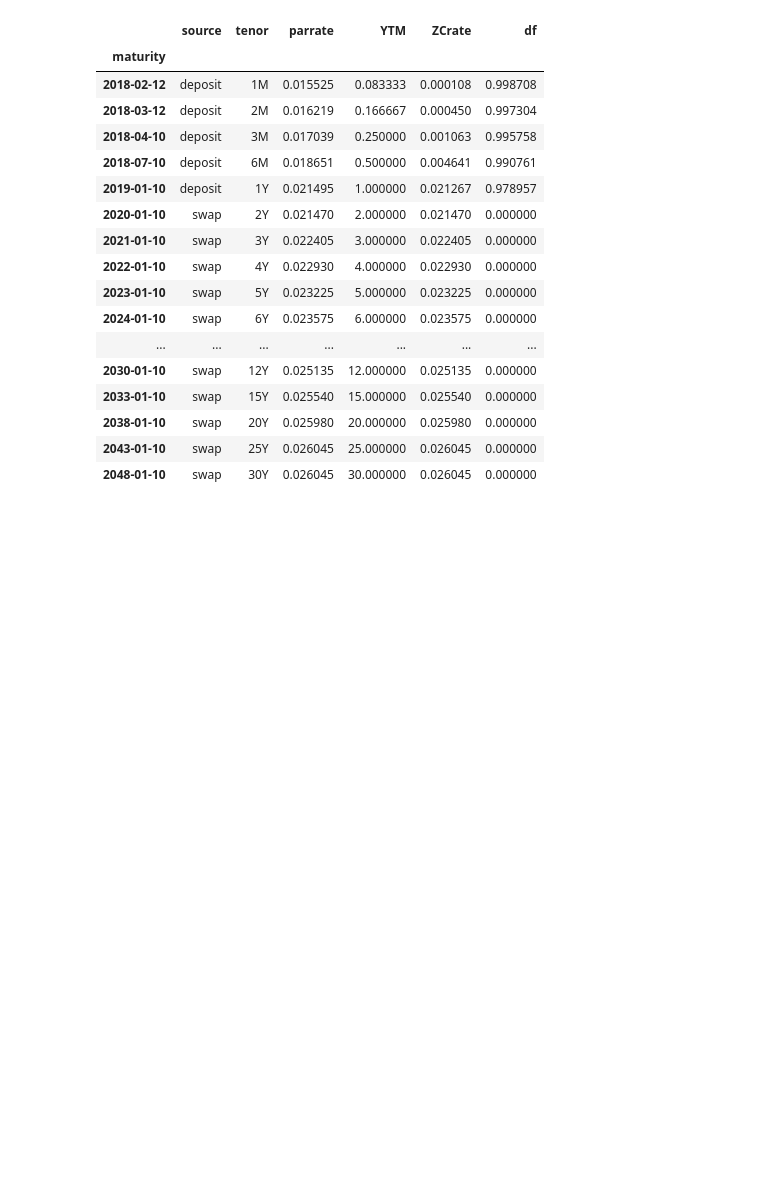
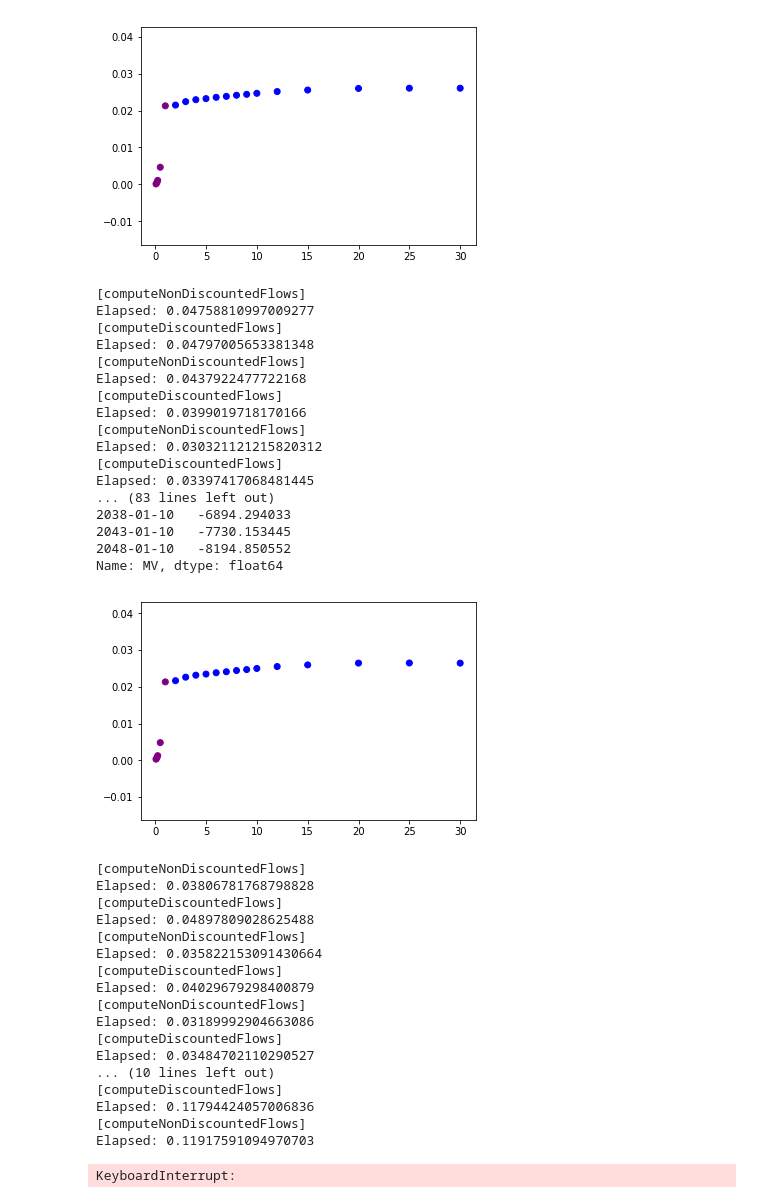
Before and after one commit to LorenzoNJ/SimPyFi, a Jupyter notebook: rate_curves.ipynb, the cells around one changed output. Saved outputs shown, nothing was run; the diff lists cells and outputs as text; code cells hidden in the pictures; blank space fills up the shorter version.

```diff
--- a/rate_curves.ipynb
+++ b/rate_curves.ipynb
@@ -18,4 +22,8 @@ import numpy as np
 from urllib.request import urlopen
 from datetime import datetime
 from dateutil.relativedelta import *
+# %%
+# get the OIS curves (already calibrated) from the markit website
+curveURL = "http://www.markit.com/news/InterestRates_USD_20180105.zip"
+USD_ratecurve = RateCurve.RateCurve(curveURL)
 # %%
@@ -69,7 +85,3 @@ dtype: float64
-# %%
-# get the OIS curves (already calibrated) from the markit website
-curveURL = "http://www.markit.com/news/InterestRates_USD_20180105.zip"
-USD_ratecurve = XML.RateCurve(curveURL)
 # %%
 # deposits interpolation
 size = USD_ratecurve.df.shape[0]
@@ -83,21 +115,42 @@ USD_ratecurve.df.loc[USD_ratecurve.df['source']=='deposit','ZCrate'] = -ytms*np.
+# %%
+USD_ratecurve.calibrateCurve()
+# %% [output]
+[figure, added]
+[computeNonDiscountedFlows]
+Elapsed: 0.04758810997009277
+[computeDiscountedFlows]
+Elapsed: 0.04797005653381348
+[computeNonDiscountedFlows]
+Elapsed: 0.0437922477722168
+[computeDiscountedFlows]
+Elapsed: 0.0399019718170166
+[computeNonDiscountedFlows]
+Elapsed: 0.030321121215820312
+[computeDiscountedFlows]
+Elapsed: 0.03397417068481445
+... (83 lines left out)
+2038-01-10   -6894.294033
+2043-01-10   -7730.153445
+2048-01-10   -8194.850552
+Name: MV, dtype: float64
+[figure, added]
+[computeNonDiscountedFlows]
+Elapsed: 0.03806781768798828
+[computeDiscountedFlows]
+Elapsed: 0.04897809028625488
+[computeNonDiscountedFlows]
+Elapsed: 0.035822153091430664
+[computeDiscountedFlows]
+Elapsed: 0.04029679298400879
+[computeNonDiscountedFlows]
+Elapsed: 0.03189992904663086
+[computeDiscountedFlows]
+Elapsed: 0.03484702110290527
+... (10 lines left out)
+[computeDiscountedFlows]
+Elapsed: 0.11794424057006836
+[computeNonDiscountedFlows]
+Elapsed: 0.11917591094970703
+KeyboardInterrupt:
 # %%
 USD_ratecurve.df
-# %% [output]
-|  | source | tenor | parrate | YTM | ZCrate | df |
-| maturity |  |  |  |  |  |  |
-| 2018-02-12 | deposit | 1M | 0.015525 | 0.083333 | 0.000108 | 0.998708 |
-| 2018-03-12 | deposit | 2M | 0.016219 | 0.166667 | 0.000450 | 0.997304 |
-| 2018-04-10 | deposit | 3M | 0.017039 | 0.250000 | 0.001063 | 0.995758 |
-| 2018-07-10 | deposit | 6M | 0.018651 | 0.500000 | 0.004641 | 0.990761 |
-| 2019-01-10 | deposit | 1Y | 0.021495 | 1.000000 | 0.021267 | 0.978957 |
-| 2020-01-10 | swap | 2Y | 0.021470 | 2.000000 | 0.021470 | 0.000000 |
-| 2021-01-10 | swap | 3Y | 0.022405 | 3.000000 | 0.022405 | 0.000000 |
-| 2022-01-10 | swap | 4Y | 0.022930 | 4.000000 | 0.022930 | 0.000000 |
-| 2023-01-10 | swap | 5Y | 0.023225 | 5.000000 | 0.023225 | 0.000000 |
-| 2024-01-10 | swap | 6Y | 0.023575 | 6.000000 | 0.023575 | 0.000000 |
-| ... | ... | ... | ... | ... | ... | ... |
-| 2030-01-10 | swap | 12Y | 0.025135 | 12.000000 | 0.025135 | 0.000000 |
-| 2033-01-10 | swap | 15Y | 0.025540 | 15.000000 | 0.025540 | 0.000000 |
-| 2038-01-10 | swap | 20Y | 0.025980 | 20.000000 | 0.025980 | 0.000000 |
-| 2043-01-10 | swap | 25Y | 0.026045 | 25.000000 | 0.026045 | 0.000000 |
-| 2048-01-10 | swap | 30Y | 0.026045 | 30.000000 | 0.026045 | 0.000000 |
```
Also changed, not shown: parts of 12 cells of this notebook, 5 other files.
